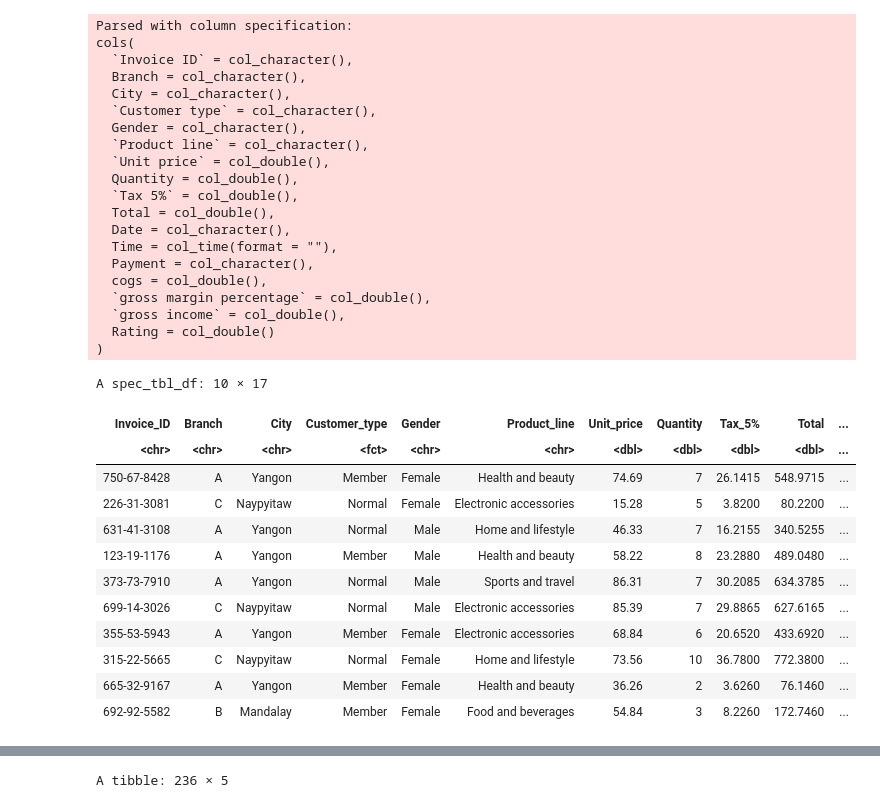
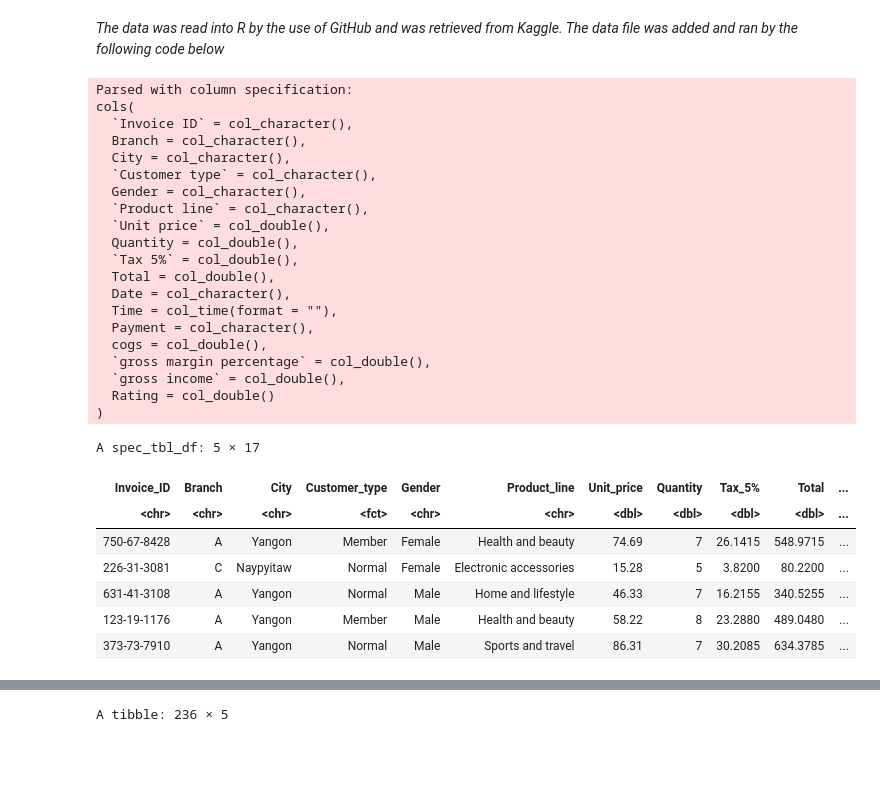
Before and after one commit to rajdhillon27/DSCI-classification-, a Jupyter notebook: DSCI trial.ipynb, the cells around one changed output, grey strips where cells are left out. Cells and saved outputs as stored; diff of their text form; code cells hidden in the pictures; blank space fills up the shorter version.

```diff
--- a/DSCI trial.ipynb
+++ b/DSCI trial.ipynb
@@ -20,3 +35,5 @@ The prediction is to estimate whether a new customer will sign up for a membersh
+# %% [markdown]
+*The data was read into R by the use of GitHub and was retrieved from Kaggle. The data file was added and ran by the following code below*
 # %%
 supermarket <- read_csv('supermarket_sales.csv')
     names(supermarket) <- str_replace_all(names(supermarket), " ", "_")
@@ -25,38 +42,33 @@ supermarket_sales <- supermarket%>%
     mutate(Customer_type = as_factor(Customer_type))
 
 supermarket_sales%>%
-    slice(n = 1:10)
+    slice(n = 1:5)
 # %% [output]
 Parsed with column specification:
 cols(
   `Invoice ID` = col_character(),
   Branch = col_character(),
   City = col_character(),
   `Customer type` = col_character(),
   Gender = col_character(),
   `Product line` = col_character(),
   `Unit price` = col_double(),
   Quantity = col_double(),
   `Tax 5%` = col_double(),
   Total = col_double(),
   Date = col_character(),
   Time = col_time(format = ""),
   Payment = col_character(),
   cogs = col_double(),
   `gross margin percentage` = col_double(),
   `gross income` = col_double(),
   Rating = col_double()
 )
-A spec_tbl_df: 10 × 17
+A spec_tbl_df: 5 × 17
 | Invoice_ID | Branch | City | Customer_type | Gender | Product_line | Unit_price | Quantity | Tax_5% | Total | ... |
 | <chr> | <chr> | <chr> | <fct> | <chr> | <chr> | <dbl> | <dbl> | <dbl> | <dbl> | ... |
 | 750-67-8428 | A | Yangon | Member | Female | Health and beauty | 74.69 | 7 | 26.1415 | 548.9715 | ... |
 | 226-31-3081 | C | Naypyitaw | Normal | Female | Electronic accessories | 15.28 | 5 | 3.8200 | 80.2200 | ... |
 | 631-41-3108 | A | Yangon | Normal | Male | Home and lifestyle | 46.33 | 7 | 16.2155 | 340.5255 | ... |
 | 123-19-1176 | A | Yangon | Member | Male | Health and beauty | 58.22 | 8 | 23.2880 | 489.0480 | ... |
 | 373-73-7910 | A | Yangon | Normal | Male | Sports and travel | 86.31 | 7 | 30.2085 | 634.3785 | ... |
-| 699-14-3026 | C | Naypyitaw | Normal | Male | Electronic accessories | 85.39 | 7 | 29.8865 | 627.6165 | ... |
-| 355-53-5943 | A | Yangon | Member | Female | Electronic accessories | 68.84 | 6 | 20.6520 | 433.6920 | ... |
-| 315-22-5665 | C | Naypyitaw | Normal | Female | Home and lifestyle | 73.56 | 10 | 36.7800 | 772.3800 | ... |
-| 665-32-9167 | A | Yangon | Member | Female | Health and beauty | 36.26 | 2 | 3.6260 | 76.1460 | ... |
-| 692-92-5582 | B | Mandalay | Member | Female | Food and beverages | 54.84 | 3 | 8.2260 | 172.7460 | ... |
```
Also changed, not shown: parts of 8 cells of this notebook.
